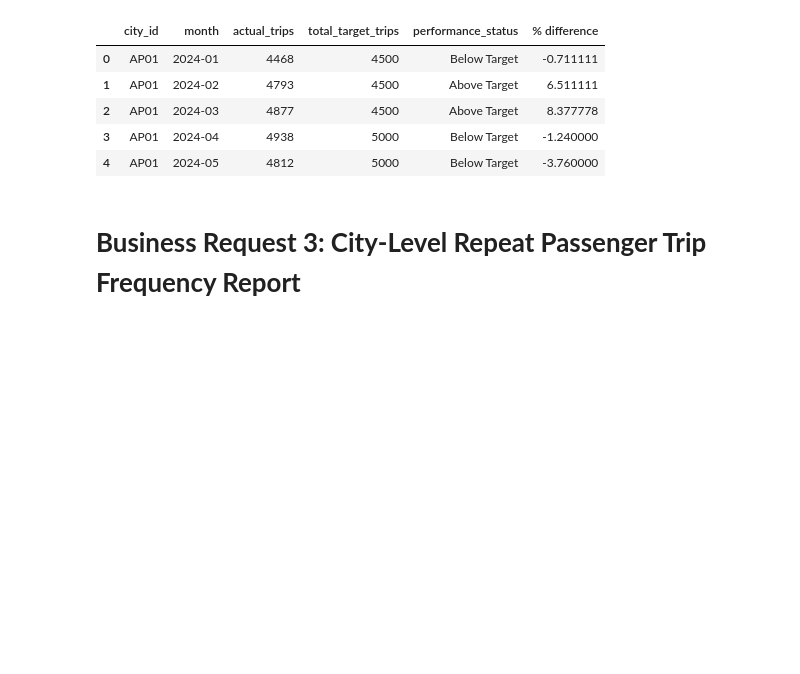
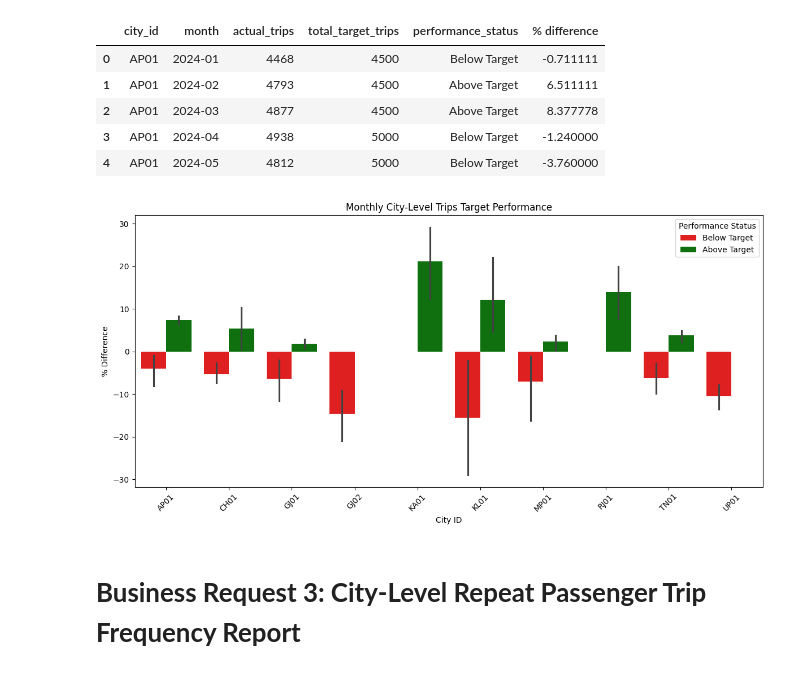
Before and after one commit to Sathya252/Good_Cab-s_Performance, a Jupyter notebook: Insights_to_Chief_of_Operations.ipynb, the cells around one changed output. Saved outputs shown, nothing was run; the diff lists cells and outputs as text; code cells hidden in the pictures; blank space fills up the shorter version.

```diff
--- a/Insights_to_Chief_of_Operations.ipynb
+++ b/Insights_to_Chief_of_Operations.ipynb
@@ -277,6 +292,18 @@ monthly_trips.head()
 | 2 | AP01 | 2024-03 | 4877 | 4500 | Above Target | 8.377778 |
 | 3 | AP01 | 2024-04 | 4938 | 5000 | Below Target | -1.240000 |
 | 4 | AP01 | 2024-05 | 4812 | 5000 | Below Target | -3.760000 |
+# %%
+plt.figure(figsize=(12, 6))
+sns.barplot(data=monthly_trips, x='city_id', y='% difference', hue='performance_status', palette={'Above Target': 'green', 'Below Target': 'red'})
+plt.title('Monthly City-Level Trips Target Performance')
+plt.xlabel('City ID')
+plt.ylabel('% Difference')
+plt.xticks(rotation=45)
+plt.legend(title='Performance Status')
+plt.tight_layout()
+plt.show()
+# %% [output]
+[figure, added]
 # %% [markdown]
 # **Business Request 3: City-Level Repeat Passenger Trip Frequency Report**
 # %% [markdown]
```
Also changed, not shown: parts of 11 cells of this notebook.
